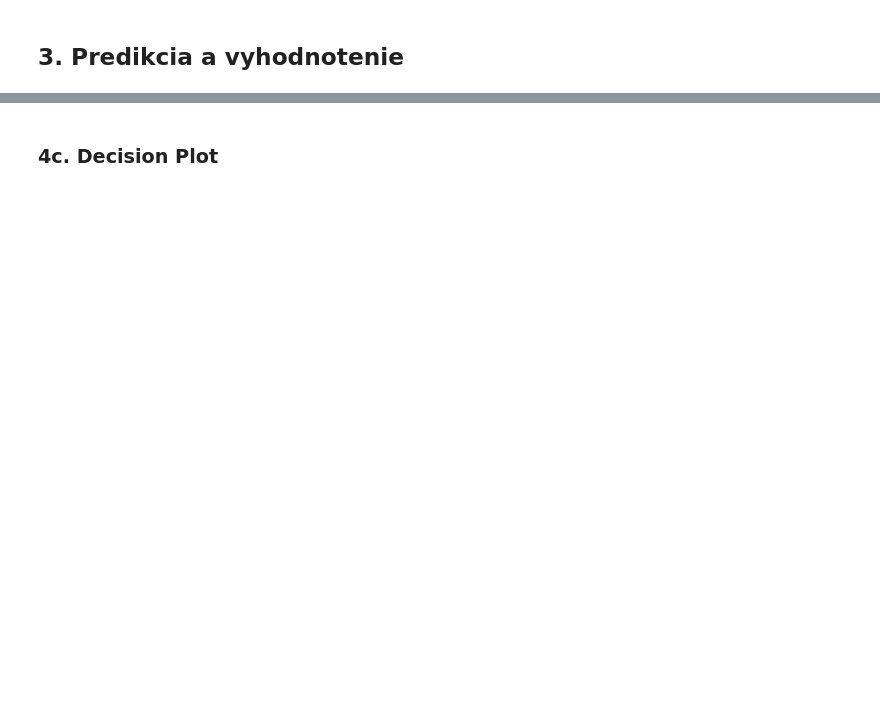
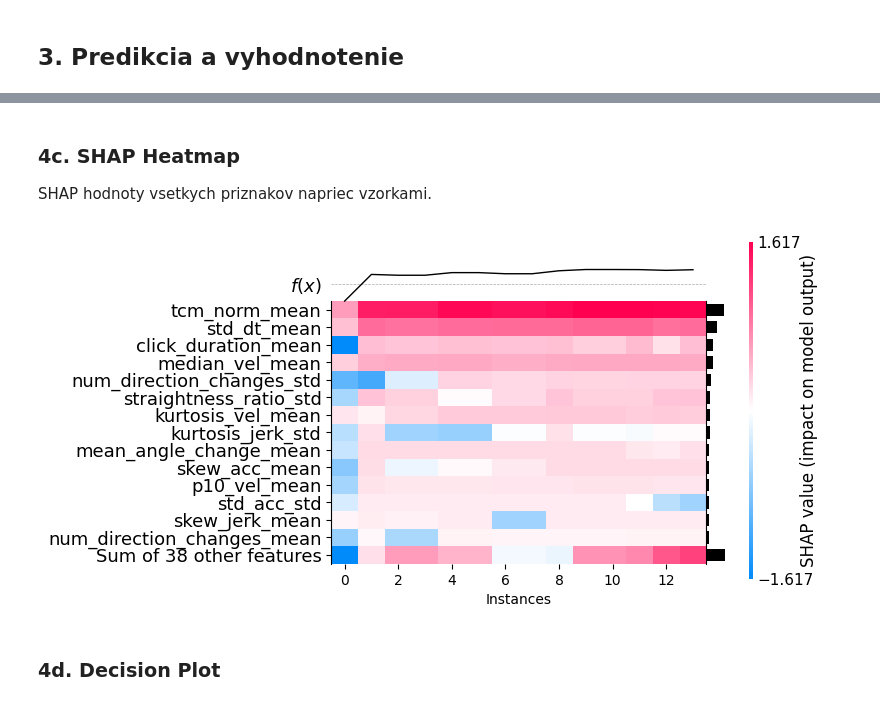
Before and after one commit to hoffmennn/mouse-dynamics-authentication, a Jupyter notebook: demo/demo_user80.ipynb, the cells around one changed output, grey strips where cells are left out. Saved outputs shown, nothing was run; the diff lists cells and outputs as text; code cells hidden in the pictures; blank space fills up the shorter version.

```diff
--- a/demo/demo_user80.ipynb
+++ b/demo/demo_user80.ipynb
@@ -127,5 +157,23 @@ if len(pos_idx) > 1:
+# %% [markdown]
+### 4c. SHAP Heatmap
+
+SHAP hodnoty vsetkych priznakov napriec vzorkami.
+# %%
+shap_explanation = shap.Explanation(
+    values=shap_values,
+    base_values=expected_value,
+    data=X_test.values,
+    feature_names=list(feature_names),
+)
+
+plt.figure(figsize=(12, 8))
+shap.plots.heatmap(shap_explanation, max_display=15, show=False)
+plt.tight_layout()
+plt.show()
+# %% [output]
+[figure, added]
 # %% [markdown]
-### 4c. Decision Plot
+### 4d. Decision Plot
 # %%
 plt.figure(figsize=(12, 8))
 shap.decision_plot(
```
Also changed, not shown: parts of 14 cells of this notebook.
